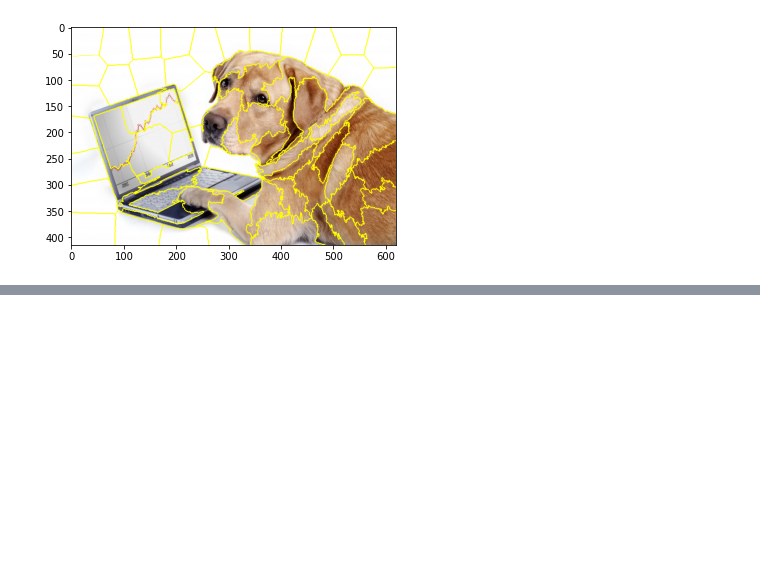
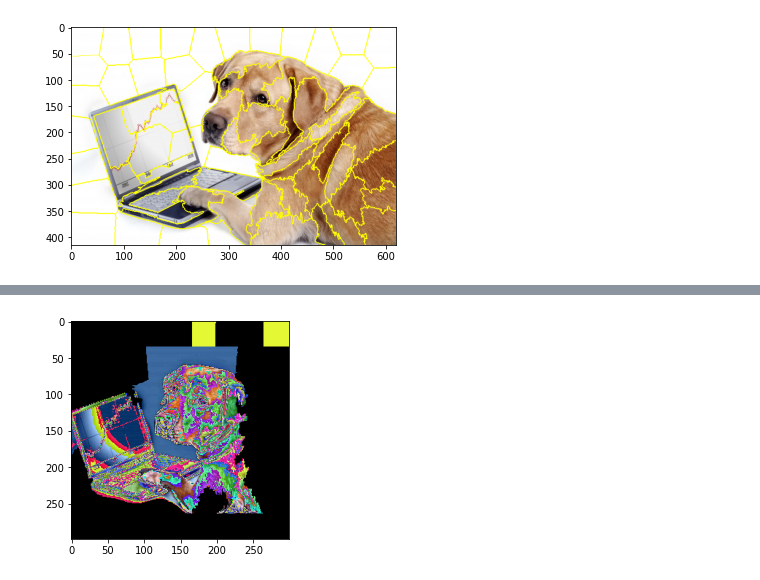
Before and after one commit to pedropereze/Tarea-2, a Jupyter notebook: tarea2.ipynb, the cells around one changed output, grey strips where cells are left out. Cells and saved outputs as stored; diff of their text form; code cells hidden in the pictures; blank space fills up the shorter version.

```diff
--- a/tarea2.ipynb
+++ b/tarea2.ipynb
@@ -185,0 +200,23 @@ array([0.103652  , 0.40945445, 0.40945445, 0.40945445, 0.13388749,
+# %%
+#Se genera una visualización de la imagen considerando solo los superpixeles
+#más importantes, encontrados en el paso anterior
+img_t_copy=img_t.detach().numpy()
+aux=np.copy(slic_1)
+
+for i in range(n):
+  aux[aux==idx[i]]=999
+
+img_new=np.zeros((4,299,299))
+img_new[0,:,:]=aux
+img_new[[1,2,3],:,:]=img_t_copy
+img_new[1][img_new[0] != 999]=0
+img_new[2][img_new[0] != 999]=0
+img_new[3][img_new[0] != 999]=0
+
+img_new=torch.tensor(img_new[[1,2,3]],dtype=torch.float32)
+
+plt.figure()
+plt.imshow(transforms.ToPILImage()(img_new))
+plt.show()
+# %% [output]
+[figure, added]
```
Also changed, not shown: parts of 16 cells of this notebook.
